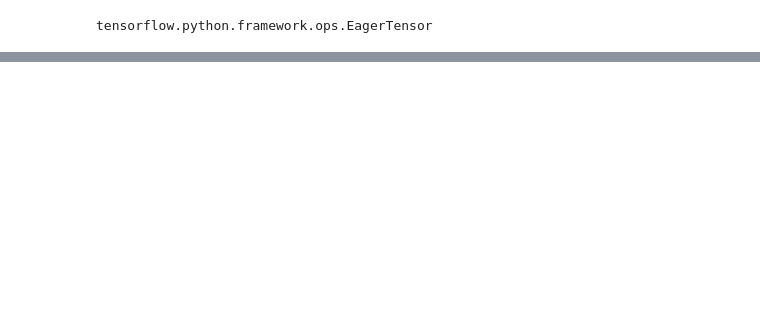
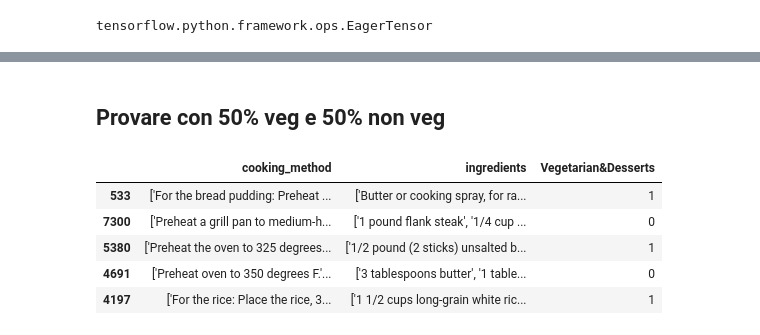
Before and after one commit to lavo2/HLT-Project, a Jupyter notebook: prova_nn.ipynb, the cells around one changed output, grey strips where cells are left out. Cells and saved outputs as stored; diff of their text form; code cells hidden in the pictures; blank space fills up the shorter version.

```diff
--- a/prova_nn.ipynb
+++ b/prova_nn.ipynb
@@ -366,0 +375,20 @@ weighted avg       0.67      0.68      0.66       200
+# %% [markdown]
+## Provare con 50% veg e 50% non veg
+# %%
+df = pd.read_csv('./dataset/recipes_df_r.csv')
+columns = ['cooking_method', 'ingredients', 'Vegetarian&Desserts']
+df = df[columns]
+
+# take 1000 samples keeping same distribution of feature 'Vegetarian&Desserts'
+df_v = df[df['Vegetarian&Desserts'] == 1].sample(n=1500)
+df_nv = df[df['Vegetarian&Desserts'] == 0].sample(n=1500)
+df = pd.concat([df_v, df_nv])
+df = df.sample(frac=1)
+df.head()
+# %% [output]
+|  | cooking_method | ingredients | Vegetarian&Desserts |
+| 533 | ['For the bread pudding: Preheat ... | ['Butter or cooking spray, for ra... | 1 |
+| 7300 | ['Preheat a grill pan to medium-h... | ['1 pound flank steak', '1/4 cup ... | 0 |
+| 5380 | ['Preheat the oven to 325 degrees... | ['1/2 pound (2 sticks) unsalted b... | 1 |
+| 4691 | ['Preheat oven to 350 degrees F.'... | ['3 tablespoons butter', '1 table... | 0 |
+| 4197 | ['For the rice: Place the rice, 3... | ['1 1/2 cups long-grain white ric... | 1 |
```
Also changed, not shown: parts of 12 cells of this notebook.
